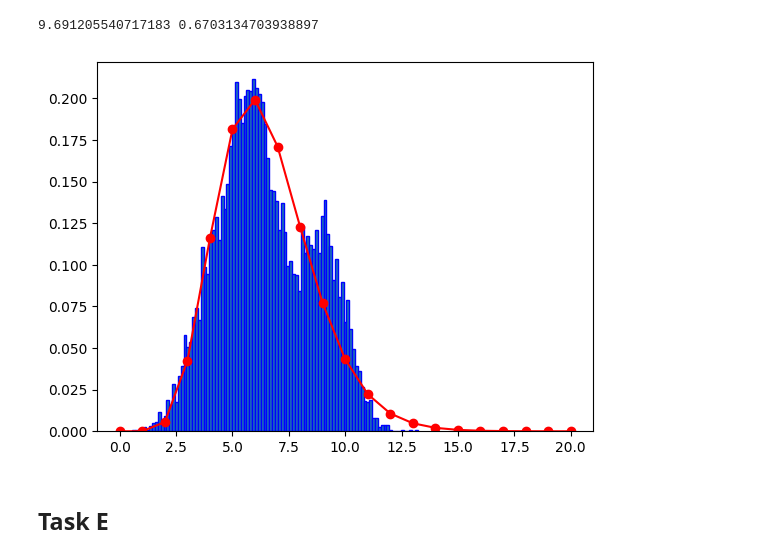
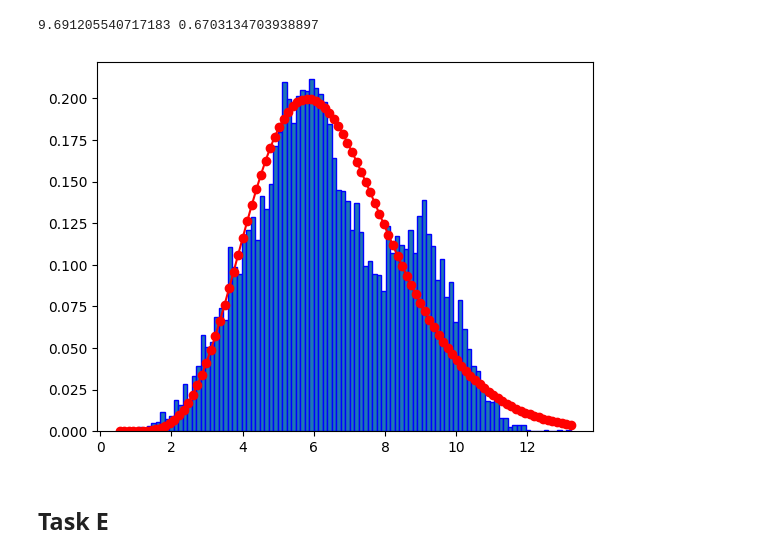
Before and after one commit to memelordmaddy/CS215_Assignments, a Jupyter notebook: Assignment_2/code/3.ipynb, the cells around one changed output. Saved outputs shown, nothing was run; the diff lists cells and outputs as text; code cells hidden in the pictures.

```diff
--- a/Assignment_2/code/3.ipynb
+++ b/Assignment_2/code/3.ipynb
@@ -64,12 +64,12 @@ print(k,theta)
 # %%
 from scipy.stats import gamma
 plt.hist(data, bins=100, edgecolor='blue', density='True')
-x= np.arange(0, n+1)
+x= np.linspace(min(data), max(data), 100)
 gm= gamma.pdf(x, k , scale=theta)
 plt.plot(x, gm, 'o-', color='red')
 plt.show()
 # %% [output]
-[figure, old version]
+[figure, new version]
 # %% [markdown]
 ## Task E
 # %%
```
Also changed, not shown: 6 other files.
